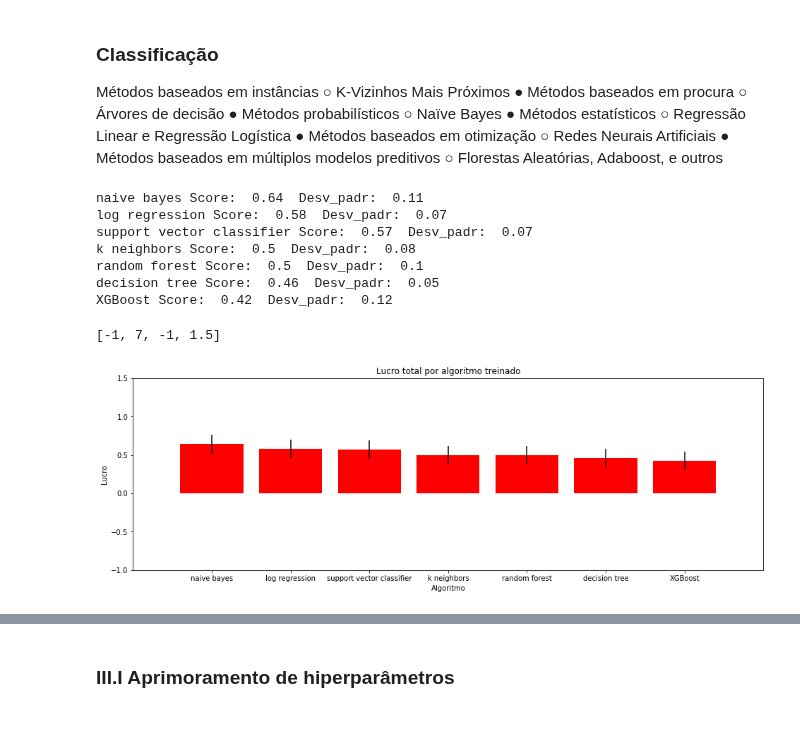
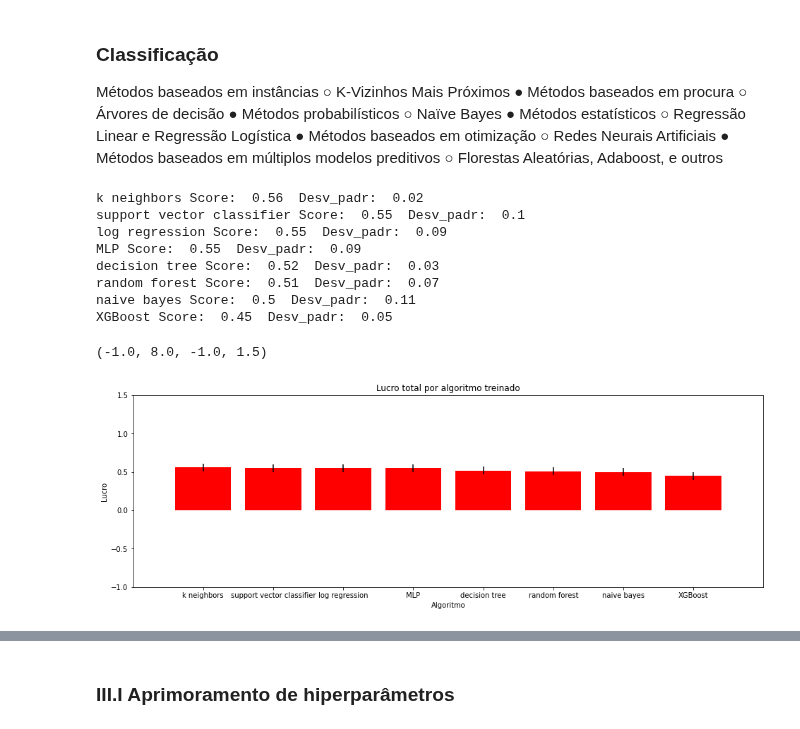
Before and after one commit to kaline/TrabalhoFinalML, a Jupyter notebook: dataset.ipynb, the cells around one changed output, grey strips where cells are left out. Saved outputs shown, nothing was run; the diff lists cells and outputs as text; code cells hidden in the pictures.

```diff
--- a/dataset.ipynb
+++ b/dataset.ipynb
@@ -552,8 +513,8 @@ s
 ### Dividindo datasets
 # %%
 # Separando as variáveis da target
-X = df.drop(target_column_name, axis=1).fillna(0)
-y = df[target_column_name]
+X = df_depressed_dataset.drop(target_column_name, axis=1).fillna(0)
+y = df_depressed_dataset[target_column_name]
 
 # Dividindo o dataset em treino e teste
 X_train, X_test, y_train, y_test = train_test_split(X, y, test_size=0.25, random_state=42,stratify=y)
@@ -604,15 +565,17 @@ scaler = StandardScaler()
 
 # Transformação
 X_train_ = X_train.copy()
+print("X_train_", X_train_)
 X_test_ = X_train.copy()
 X_train = scaler.fit_transform(X_train)
+print("X_train ", X_train)
+
 X_test  = scaler.transform(X_test)
 
 # Variancia total do dataframe após a padronização
 std_apos = X_train.std()
 print('Desvio padrão após a padronização: ', round(std_apos,2))
-
 # Transformando os datasets em pandas dataframes para maior facilidade de manipulação
-X_train = pd.DataFrame(X_train, columns=scaler._get_param_names())
-X_test  = pd.DataFrame(X_test , columns=scaler._get_param_names())
+X_train = pd.DataFrame(X_train)
+X_test  = pd.DataFrame(X_test)
 # %% [output]
@@ -689,7 +667,7 @@ svc_params         = [{"class_weight":"balanced"}]
 log_reg_params     = [{"class_weight":"balanced","max_iter":10000}]
 dec_tree_params    = [{"class_weight":"balanced"}]
 rand_for_params    = [{"class_weight":"balanced","random_state":42}]
-mlp_for_params     = [{"hidden_layer_sizes":"tuple", "activation":"identity"}]
+mlp_for_params     = [{"activation":"identity"}]
 
 modelclasses = [
      ["naive bayes",       GaussianNB,                 naive_bayes_params]
@@ -704,42 +682,43 @@ modelclasses = [
 ]
 
 insights = []
 #  Treina e testa cada algoritmo com seus respectivos hiperparâmetros
 for modelname, Model, params_list in modelclasses:
     for params in params_list:
         model = Model(**params)
         cv_scores = cross_val_score(model, X_train, y_train, scoring='roc_auc', cv=5)
         score = round(cv_scores.mean(),2)
         score_stddev = round(cv_scores.std(),2)
         insights.append((modelname, model, params, score, score_stddev))
 
 insights.sort(key=lambda x:x[-2], reverse=True)
 
 # resultados
 modelnames = []
 scores = []
 for modelname, model, params, score, score_stddev in insights:
     print(modelname, 'Score: ',score, ' Desv_padr: ',score_stddev)
     modelnames.append(modelname)
     scores.append(score)
 
 # Recurso visual
 plt.figure(figsize=(16,5))
 plt.bar(modelnames, scores, color='red', yerr=score_stddev)
 plt.ylabel('Lucro')
 plt.xlabel('Algoritmo')
 plt.title('Lucro total por algoritmo treinado')
 plt.axis([-1,len(modelnames),-1,1.5])
 # %% [output]
-naive bayes Score:  0.64  Desv_padr:  0.11
-log regression Score:  0.58  Desv_padr:  0.07
-support vector classifier Score:  0.57  Desv_padr:  0.07
-k neighbors Score:  0.5  Desv_padr:  0.08
-random forest Score:  0.5  Desv_padr:  0.1
-decision tree Score:  0.46  Desv_padr:  0.05
-XGBoost Score:  0.42  Desv_padr:  0.12
+k neighbors Score:  0.56  Desv_padr:  0.02
+support vector classifier Score:  0.55  Desv_padr:  0.1
+log regression Score:  0.55  Desv_padr:  0.09
+MLP Score:  0.55  Desv_padr:  0.09
+decision tree Score:  0.52  Desv_padr:  0.03
+random forest Score:  0.51  Desv_padr:  0.07
+naive bayes Score:  0.5  Desv_padr:  0.11
+XGBoost Score:  0.45  Desv_padr:  0.05
-[-1, 7, -1, 1.5]
+(-1.0, 8.0, -1.0, 1.5)
-[figure, old version]
+[figure, new version]
 # %%
 ! pip install xgboost
 # %% [output]
```
Also changed, not shown: parts of 15 cells of this notebook, 1 other file.
